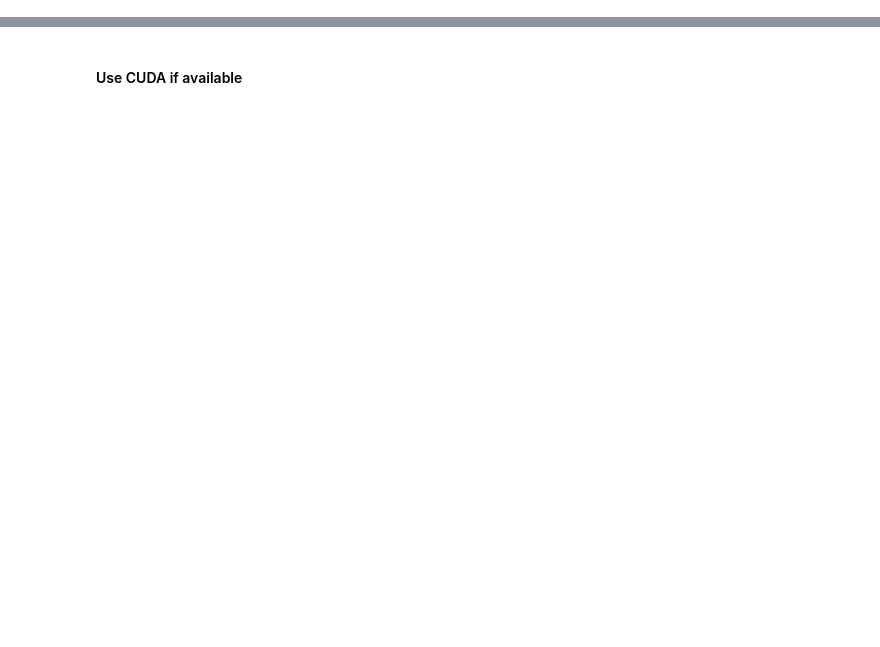
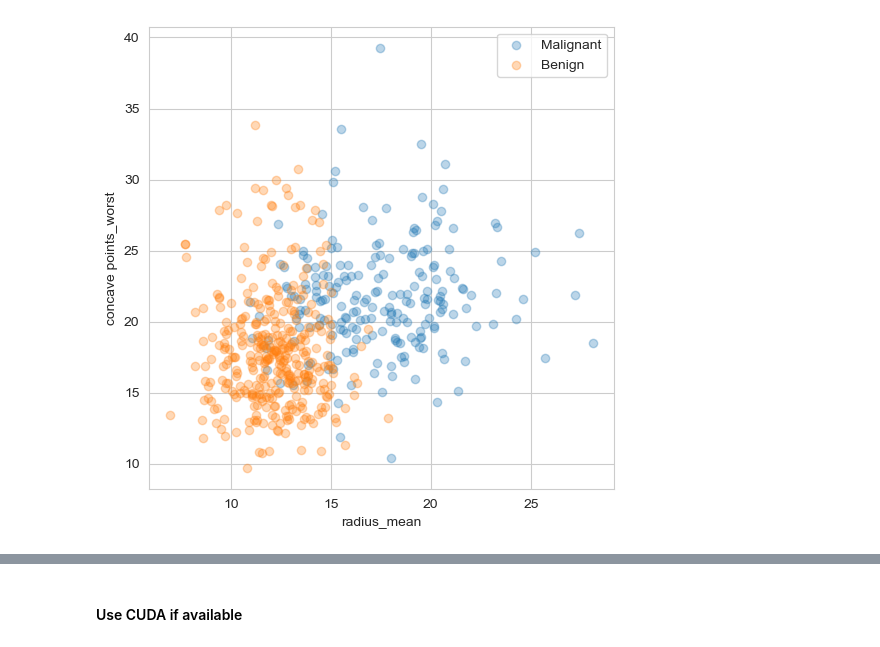
Before and after one commit to tbenbrahim/deep-learning-lunch-and-learn, a Jupyter notebook: nn-ll2.ipynb, the cells around one changed output, grey strips where cells are left out. Drawn from its saved outputs; the diff is of its cells as text; code cells hidden in the pictures; blank space fills up the shorter version.

```diff
--- a/nn-ll2.ipynb
+++ b/nn-ll2.ipynb
@@ -62,0 +103,16 @@ plt.show()
+# %%
+M = data_frame[data_frame.diagnosis == 1]
+B = data_frame[data_frame.diagnosis == 0]
+
+plt.figure(figsize=(6,6))
+
+plt.scatter(M.radius_mean,M.texture_mean, label = "Malignant", alpha = 0.3)
+plt.scatter(B.radius_mean,B.texture_mean,label = "Benign", alpha = 0.3)
+
+plt.xlabel("radius_mean")
+plt.ylabel("concave points_worst")
+
+plt.legend()
+plt.show()
+# %% [output]
+[figure, added]
```
Also changed, not shown: parts of 53 cells of this notebook, 1 other file.
